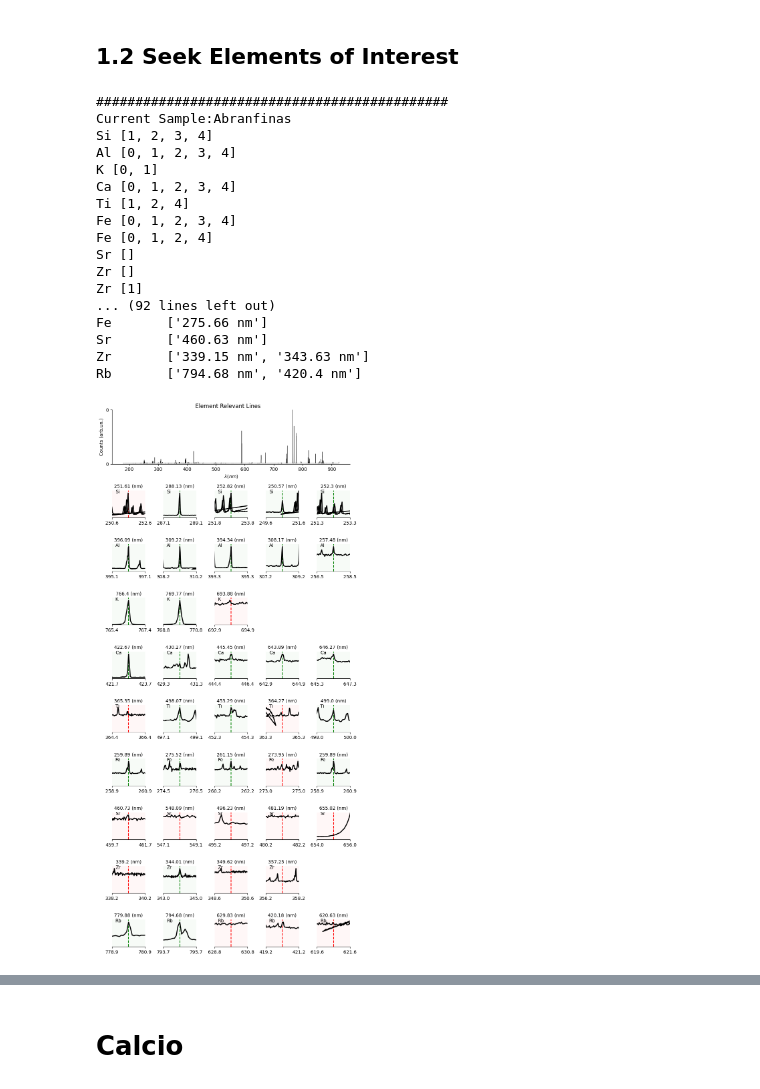
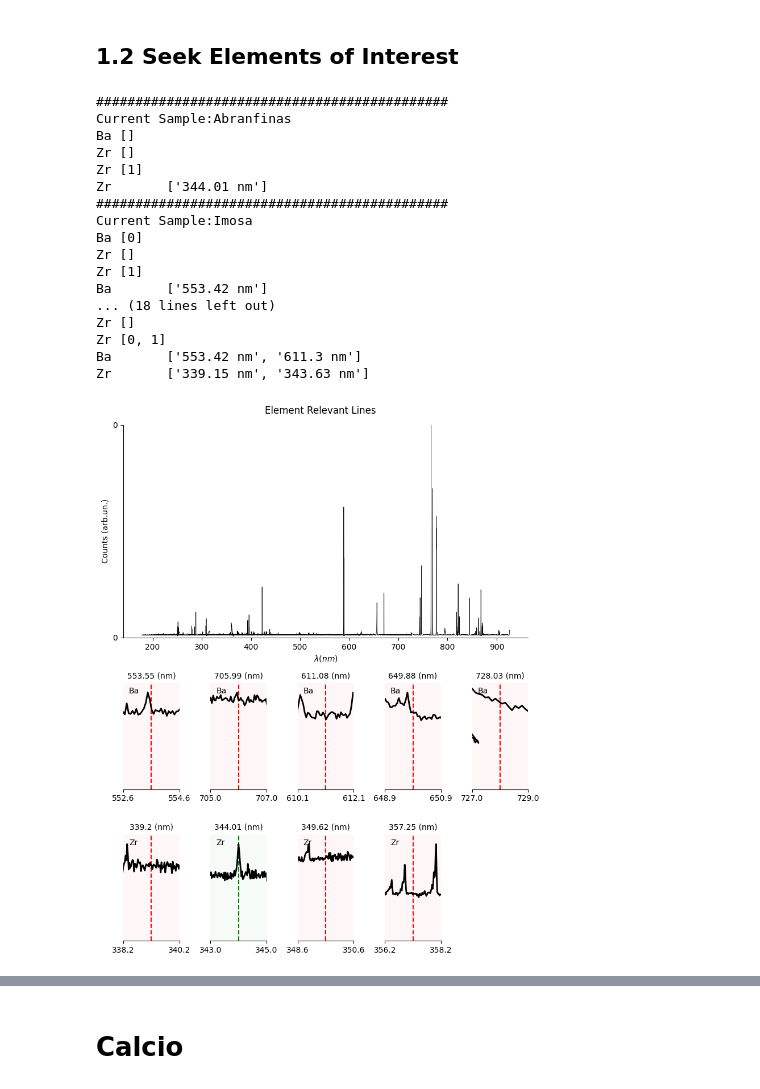
Before and after one commit to tomasjmlopes/Spectral_repo, a Jupyter notebook: LIBS_glass/sand_newelements.ipynb, the cells around one changed output, grey strips where cells are left out. Drawn from its saved outputs; the diff is of its cells as text; code cells hidden in the pictures.

```diff
--- a/LIBS_glass/sand_newelements.ipynb
+++ b/LIBS_glass/sand_newelements.ipynb
@@ -239,9 +239,11 @@ def find_element(element, spectrum, wave, nlines = 5, lower_limit = 250, upper_l
 ## 1. S1_UV Analysis
 # %%
 folder = r'E:/Data/Data_LIBS/Vidros/Areias/'
-
-samples = [{'Sample Name':'Cimento_XRF', 'data':'cimento_c_post.h5'},
-           {'Sample Name':'Cimento_Ganulado', 'data':'cimento_s_post.h5'}]
+samples = [{'Sample Name':'Abranfinas','data':'abran.h5'},
+           {'Sample Name':'Imosa','data':'imosa.h5'},
+           {'Sample Name':'RM1','data':'RM1.h5'},
+           {'Sample Name':'RM2','data':'RM2.h5'},
+           {'Sample Name':'RM416','data':'RM416.h5'}]
 
 index_dataset = 0
 print('Currently Analysing: ', samples[index_dataset]['Sample Name'])
@@ -347,7 +349,7 @@ fig.tight_layout()
 # %% [markdown]
 ## 1.2 Seek Elements of Interest
 # %%
-list_elements = ['Si', 'Al', 'K', 'Ca', 'Ti', 'Fe', 'Sr', 'Zr', 'Rb']
+list_elements = ['Ba', 'Zr']
 
 
 sample_pairs = [['Abranfinas', abranfinas],
@@ -455,44 +457,44 @@ for sample, spectrum_analysis in sample_pairs:
             ax.text(0.1,0.9,element_to_find, transform=ax.transAxes)
 
             ax.axvline(current_line,color='r',ls='--')
 
             line, = ax.plot(wl, plot_spec,lw=2,color='k',)
             ax.set_xlim(current_line-ddh,current_line+ddh)
             #autoscale
             xd = line.get_xdata()
             yd = line.get_ydata()
             lo,hi = ax.get_xlim()
             y_displayed = yd[((xd>lo) & (xd<hi))]
             ax.set_ylim(0,1.1*np.max(y_displayed))
             ax.set_yticks([])
             xlims = ax.get_xlim()
             ax.set_xticks([xlims[0],xlims[1]])
             ax.set_xticklabels([np.round(xlims[0],1),np.round(xlims[1],1)])
 
             ax.spines['top'].set_visible(False)
             ax.spines['right'].set_visible(False)
             ax.spines['left'].set_visible(False)
             ax.patch.set_facecolor('red')
             ax.patch.set_alpha(0.03)
 
         tight_layout()
-    savefig('E:Data/Data_LIBS/Vidros/Areias/Images/' + sample +'_spectral_analysis_XRF.png', dpi=200)
+    # savefig('E:Data/Data_LIBS/Vidros/Areias/Images/' + sample +'_spectral_analysis_XRF.png', dpi=200)
 # %% [output]
 #############################################
 Current Sample:Abranfinas
-Si [1, 2, 3, 4]
-Al [0, 1, 2, 3, 4]
-K [0, 1]
-Ca [0, 1, 2, 3, 4]
-Ti [1, 2, 4]
-Fe [0, 1, 2, 3, 4]
-Fe [0, 1, 2, 4]
-Sr []
+Ba []
 Zr []
 Zr [1]
-... (92 lines left out)
-Fe       ['275.66 nm']
-Sr       ['460.63 nm']
+Zr       ['344.01 nm']
+#############################################
+Current Sample:Imosa
+Ba [0]
+Zr []
+Zr [1]
+Ba       ['553.42 nm']
+... (18 lines left out)
+Zr []
+Zr [0, 1]
+Ba       ['553.42 nm', '611.3 nm']
 Zr       ['339.15 nm', '343.63 nm']
-Rb       ['794.68 nm', '420.4 nm']
-[figure, old version]
+[figure, new version]
```
Also changed, not shown: parts of 2 cells of this notebook, 10 other files.
